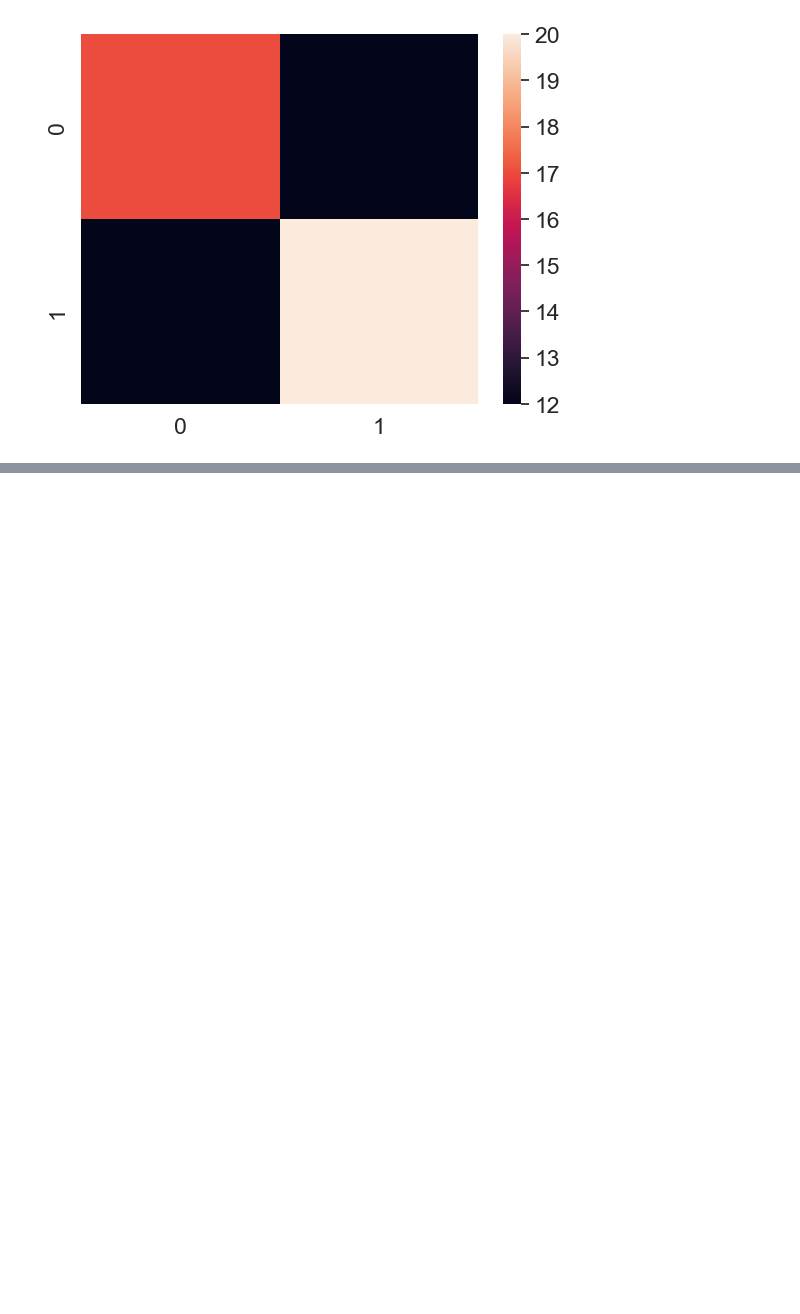
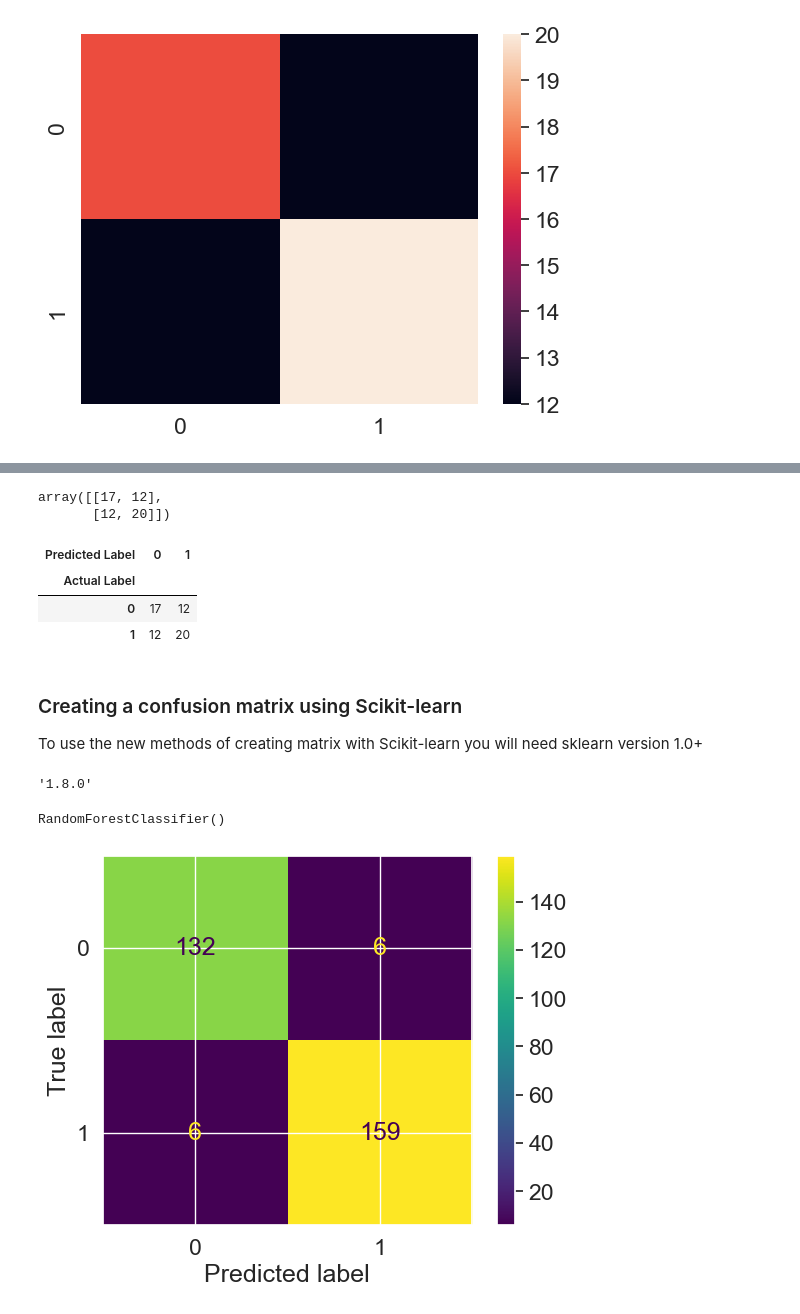
Before and after one commit to ShrishailChincholi/from-zero-to-aiml, a Jupyter notebook: ML/Scikit-learn/introducation-to-scikit-learn.ipynb, the cells around one changed output, grey strips where cells are left out. Saved outputs shown, nothing was run; the diff lists cells and outputs as text; code cells hidden in the pictures; blank space fills up the shorter version.

Commit message:
confusion matrix-2

```diff
--- a/ML/Scikit-learn/introducation-to-scikit-learn.ipynb
+++ b/ML/Scikit-learn/introducation-to-scikit-learn.ipynb
@@ -1278,0 +1287,38 @@ sns.heatmap(conf_mat);
+# %%
+# See here for sklearn
+from sklearn.metrics import confusion_matrix
+
+y_preds = clf.predict(x_test)
+
+confusion_matrix(y_test, y_preds)
+# %% [output]
+array([[17, 12],
+       [12, 20]])
+# %%
+pd.crosstab(y_test, y_preds,
+            rownames = ["Actual Label"],
+            colnames=["Predicted Label"])
+# %% [output]
+| Predicted Label | 0 | 1 |
+| Actual Label |  |  |
+| 0 | 17 | 12 |
+| 1 | 12 | 20 |
+# %% [markdown]
+### Creating a confusion matrix using Scikit-learn
+
+To use the new methods of creating matrix with Scikit-learn you will need sklearn version 1.0+
+# %%
+import sklearn
+sklearn.__version__
+# %% [output]
+'1.8.0'
+# %%
+clf
+# %% [output]
+RandomForestClassifier()
+# %%
+from sklearn.metrics import ConfusionMatrixDisplay
+
+ConfusionMatrixDisplay.from_estimator(estimator=clf, X=x, y=y);
+# %% [output]
+[figure, added]
```
Also changed, not shown: parts of 2 cells of this notebook.
